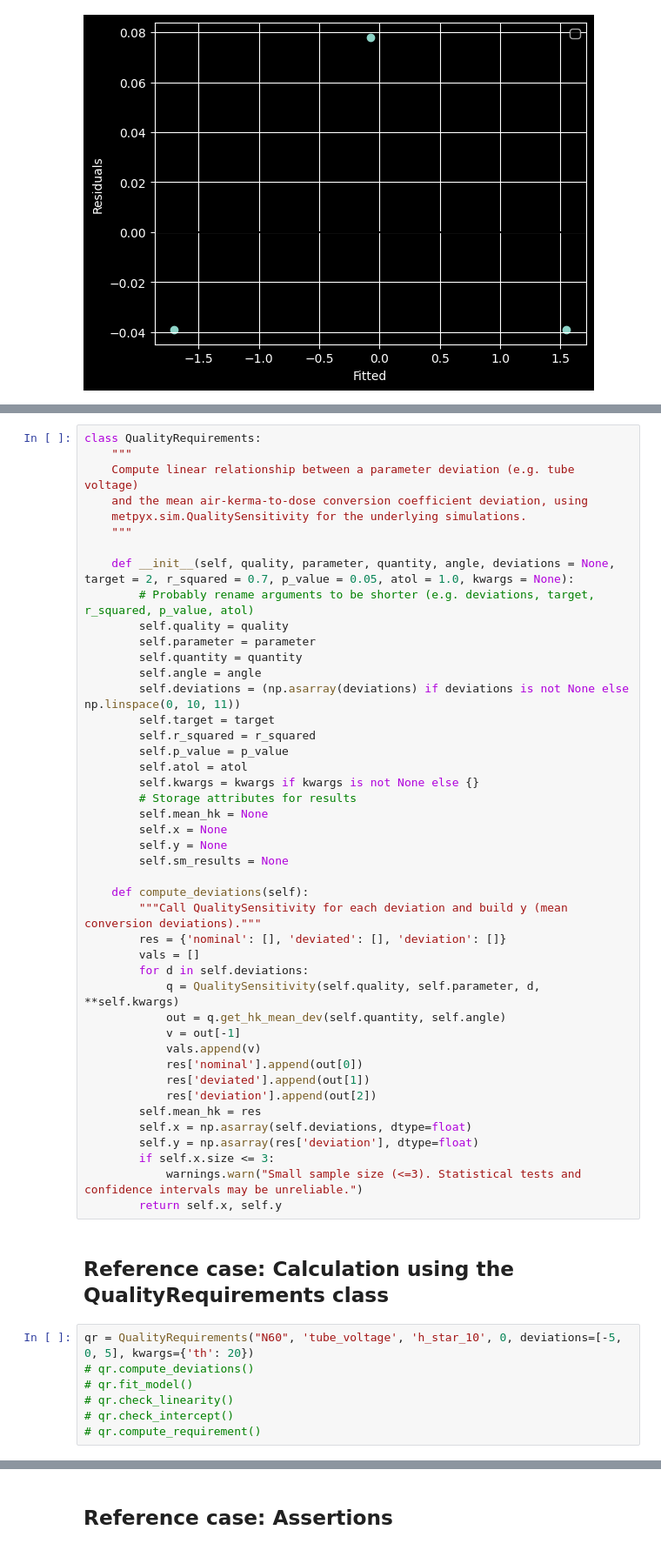
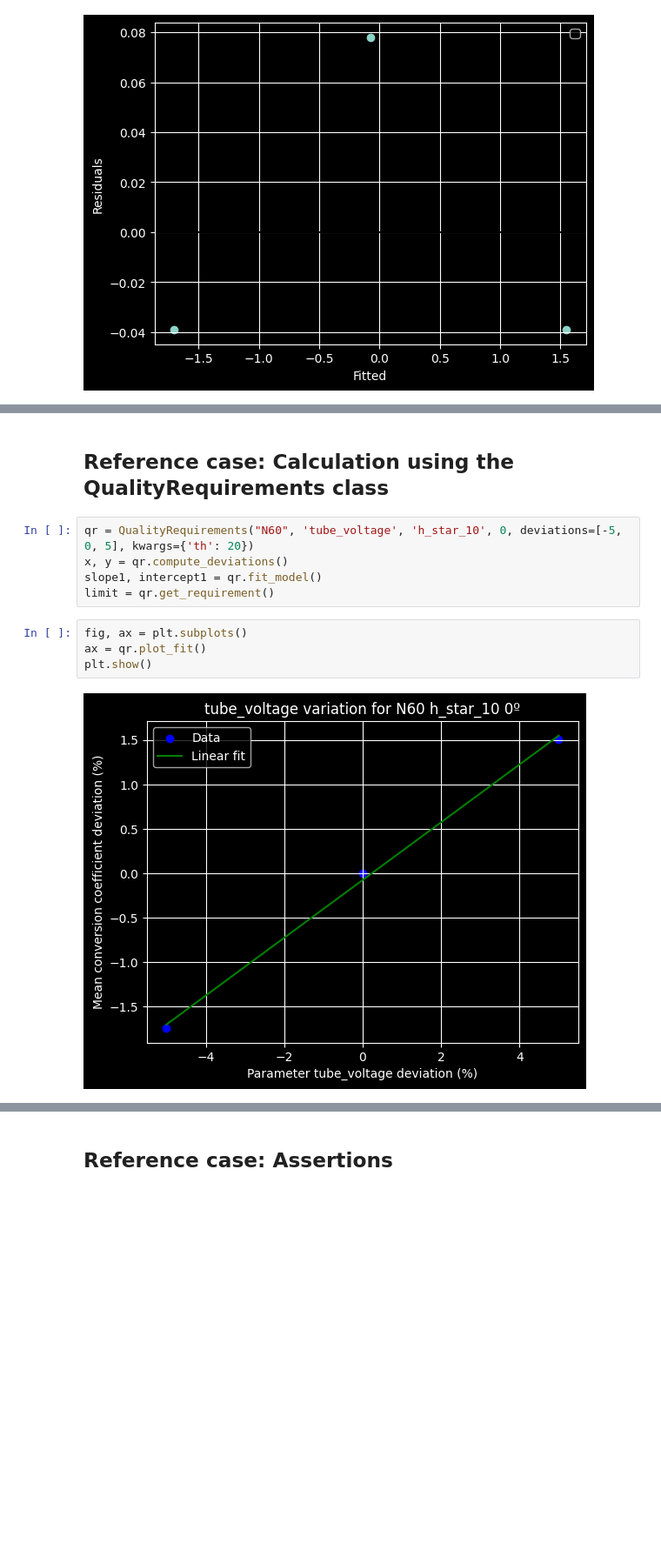
Before and after one commit to lmri-met/metpyx, a Jupyter notebook: dev/notebooks/verification_sim_requirements.ipynb, the cells around one changed output, grey strips where cells are left out. Shown at 87% size. Drawn from its saved outputs; the diff is of its cells as text; blank space fills up the shorter version.

Commit message:
Add class to compute quality requirements limits: add class to source code and update verification notebook to import it.

```diff
--- a/dev/notebooks/verification_sim_requirements.ipynb
+++ b/dev/notebooks/verification_sim_requirements.ipynb
@@ -244,53 +244,13 @@ Additionally, the class should:
-# %%
-class QualityRequirements:
-    """
-    Compute linear relationship between a parameter deviation (e.g. tube voltage)
-    and the mean air-kerma-to-dose conversion coefficient deviation, using
-    metpyx.sim.QualitySensitivity for the underlying simulations.
-    """
-
-    def __init__(self, quality, parameter, quantity, angle, deviations = None, target = 2, r_squared = 0.7, p_value = 0.05, atol = 1.0, kwargs = None):
-        # Probably rename arguments to be shorter (e.g. deviations, target, r_squared, p_value, atol)
-        self.quality = quality
-        self.parameter = parameter
-        self.quantity = quantity
-        self.angle = angle
-        self.deviations = (np.asarray(deviations) if deviations is not None else np.linspace(0, 10, 11))
-        self.target = target
-        self.r_squared = r_squared
-        self.p_value = p_value
-        self.atol = atol
-        self.kwargs = kwargs if kwargs is not None else {}
-        # Storage attributes for results
-        self.mean_hk = None
-        self.x = None
-        self.y = None
-        self.sm_results = None
-
-    def compute_deviations(self):
-        """Call QualitySensitivity for each deviation and build y (mean conversion deviations)."""
-        res = {'nominal': [], 'deviated': [], 'deviation': []}
-        vals = []
-        for d in self.deviations:
-            q = QualitySensitivity(self.quality, self.parameter, d, **self.kwargs)
-            out = q.get_hk_mean_dev(self.quantity, self.angle)
-            v = out[-1]
-            vals.append(v)
-            res['nominal'].append(out[0])
-            res['deviated'].append(out[1])
-            res['deviation'].append(out[2])
-        self.mean_hk = res
-        self.x = np.asarray(self.deviations, dtype=float)
-        self.y = np.asarray(res['deviation'], dtype=float)
-        if self.x.size <= 3:
-            warnings.warn("Small sample size (<=3). Statistical tests and confidence intervals may be unreliable.")
-        return self.x, self.y
 # %% [markdown]
 ## Reference case: Calculation using the QualityRequirements class
 # %%
 qr = QualityRequirements("N60", 'tube_voltage', 'h_star_10', 0, deviations=[-5, 0, 5], kwargs={'th': 20})
-# qr.compute_deviations()
-# qr.fit_model()
-# qr.check_linearity()
-# qr.check_intercept()
-# qr.compute_requirement()
+x, y = qr.compute_deviations()
+slope1, intercept1 = qr.fit_model()
+limit = qr.get_requirement()
+# %%
+fig, ax = plt.subplots()
+ax = qr.plot_fit()
+plt.show()
+# %% [output]
+[figure, added]
```
Also changed, not shown: parts of 12 cells of this notebook, 2 other files.
